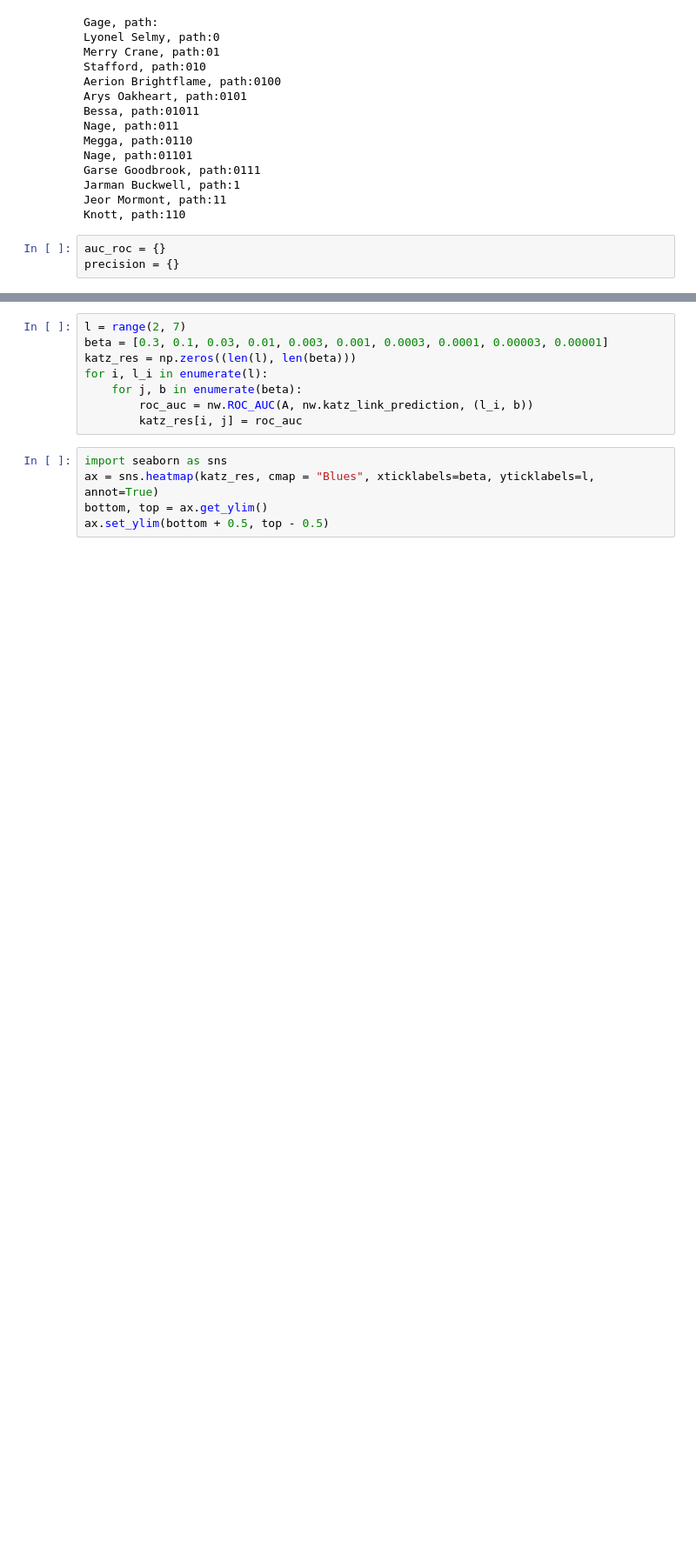
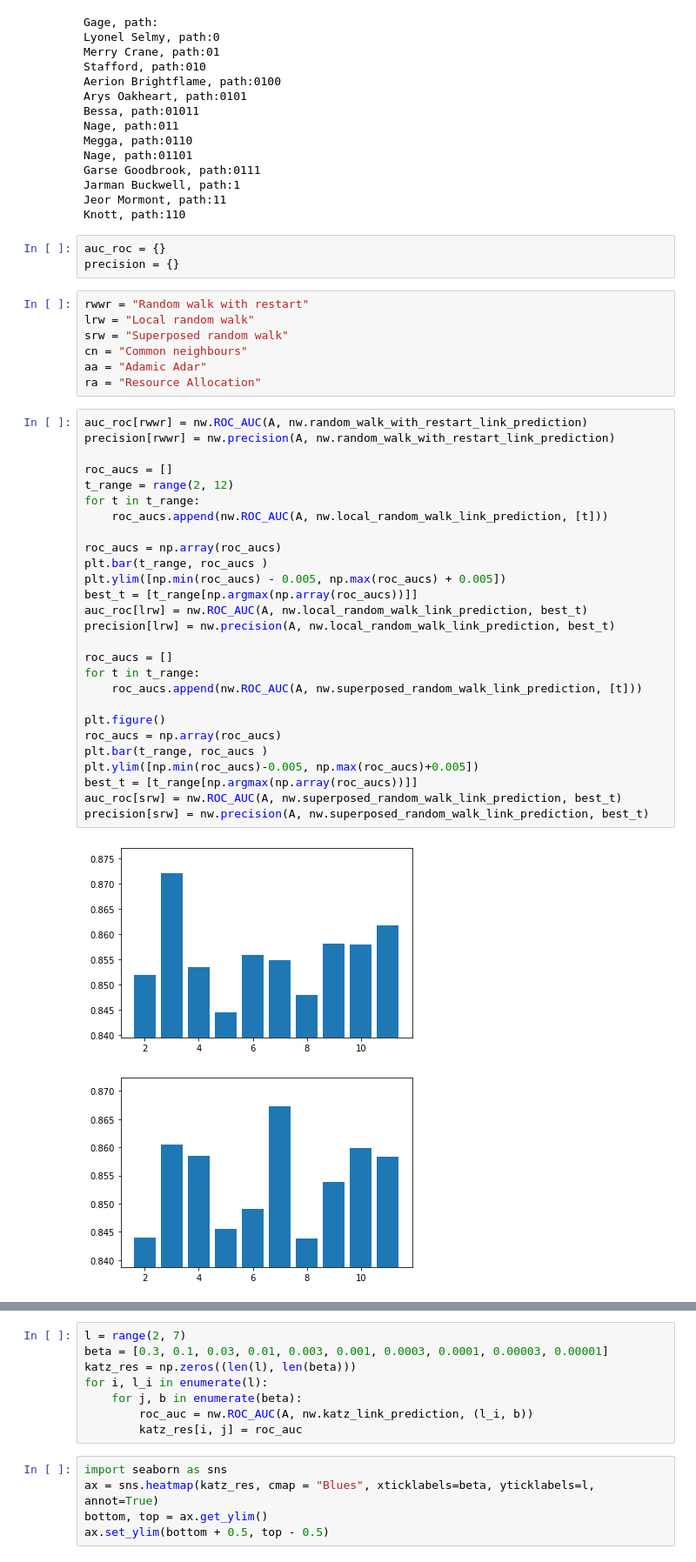
Before and after one commit to Dan8991/A-Storm-of-Nodes, a Jupyter notebook: got_network2.ipynb, the cells around one changed output, grey strips where cells are left out. Shown at 87% size. Drawn from its saved outputs; the diff is of its cells as text; blank space fills up the shorter version.

```diff
--- a/got_network2.ipynb
+++ b/got_network2.ipynb
@@ -217,4 +215,41 @@ Knott, path:110
 # %%
 auc_roc = {}
 precision = {}
+# %%
+rwwr = "Random walk with restart"
+lrw = "Local random walk"
+srw = "Superposed random walk"
+cn = "Common neighbours"
+aa = "Adamic Adar"
+ra = "Resource Allocation"
+# %%
+auc_roc[rwwr] = nw.ROC_AUC(A, nw.random_walk_with_restart_link_prediction)
+precision[rwwr] = nw.precision(A, nw.random_walk_with_restart_link_prediction)
+
+roc_aucs = []
+t_range = range(2, 12)
+for t in t_range:
+    roc_aucs.append(nw.ROC_AUC(A, nw.local_random_walk_link_prediction, [t]))
+
+roc_aucs = np.array(roc_aucs)
+plt.bar(t_range, roc_aucs )
+plt.ylim([np.min(roc_aucs) - 0.005, np.max(roc_aucs) + 0.005])
+best_t = [t_range[np.argmax(np.array(roc_aucs))]]
+auc_roc[lrw] = nw.ROC_AUC(A, nw.local_random_walk_link_prediction, best_t)
+precision[lrw] = nw.precision(A, nw.local_random_walk_link_prediction, best_t)
+
+roc_aucs = []
+for t in t_range:
+    roc_aucs.append(nw.ROC_AUC(A, nw.superposed_random_walk_link_prediction, [t]))
+
+plt.figure()
+roc_aucs = np.array(roc_aucs)
+plt.bar(t_range, roc_aucs )
+plt.ylim([np.min(roc_aucs)-0.005, np.max(roc_aucs)+0.005])
+best_t = [t_range[np.argmax(np.array(roc_aucs))]]
+auc_roc[srw] = nw.ROC_AUC(A, nw.superposed_random_walk_link_prediction, best_t)
+precision[srw] = nw.precision(A, nw.superposed_random_walk_link_prediction, best_t)
+# %% [output]
+[figure, added]
+[figure, added]
 # %%
```
Also changed, not shown: parts of 9 cells of this notebook.
